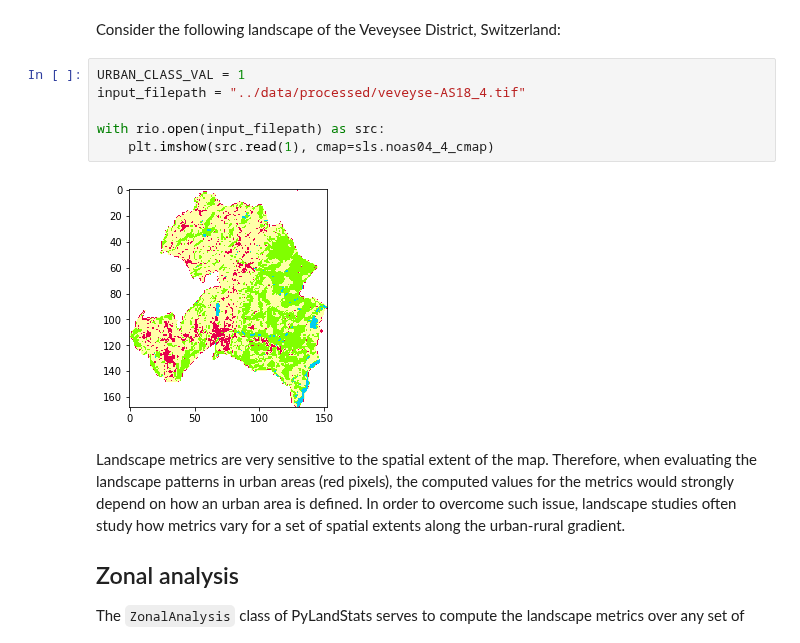
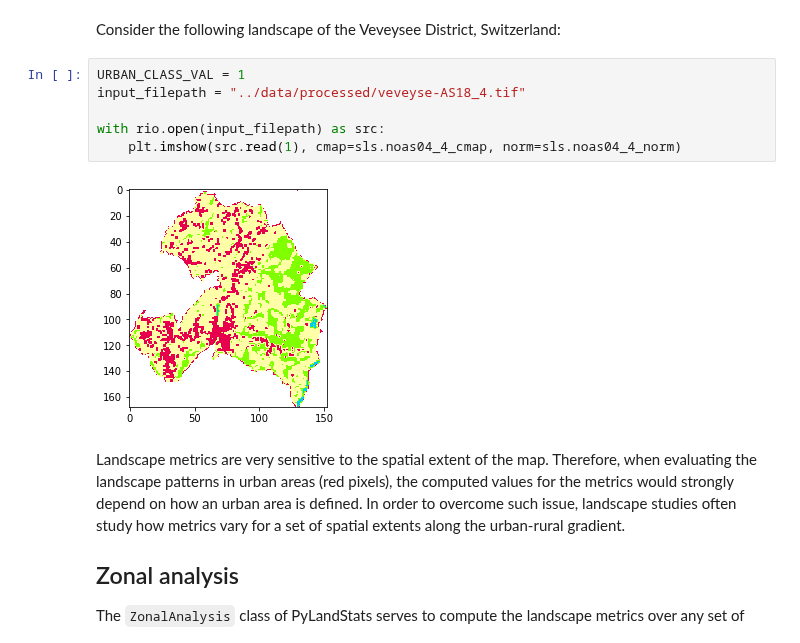
Before and after one commit to martibosch/pylandstats-notebooks, a Jupyter notebook: notebooks/03-zonal-analysis.ipynb, the cells around one changed output. Cells and saved outputs as stored; diff of their text form.

```diff
--- a/notebooks/03-zonal-analysis.ipynb
+++ b/notebooks/03-zonal-analysis.ipynb
@@ -20,11 +24,11 @@ Consider the following landscape of the Veveysee District, Switzerland:
 # %%
 URBAN_CLASS_VAL = 1
 input_filepath = "../data/processed/veveyse-AS18_4.tif"
 
 with rio.open(input_filepath) as src:
-    plt.imshow(src.read(1), cmap=sls.noas04_4_cmap)
+    plt.imshow(src.read(1), cmap=sls.noas04_4_cmap, norm=sls.noas04_4_norm)
 # %% [output]
-[figure, old version]
+[figure, new version]
 # %% [markdown]
 Landscape metrics are very sensitive to the spatial extent of the map. Therefore, when evaluating the landscape patterns in urban areas (red pixels), the computed values for the metrics would strongly depend on how an urban area is defined. In order to overcome such issue, landscape studies often study how metrics vary for a set of spatial extents along the urban-rural gradient.
 
```
Also changed, not shown: parts of 10 cells of this notebook, 8 other files.
